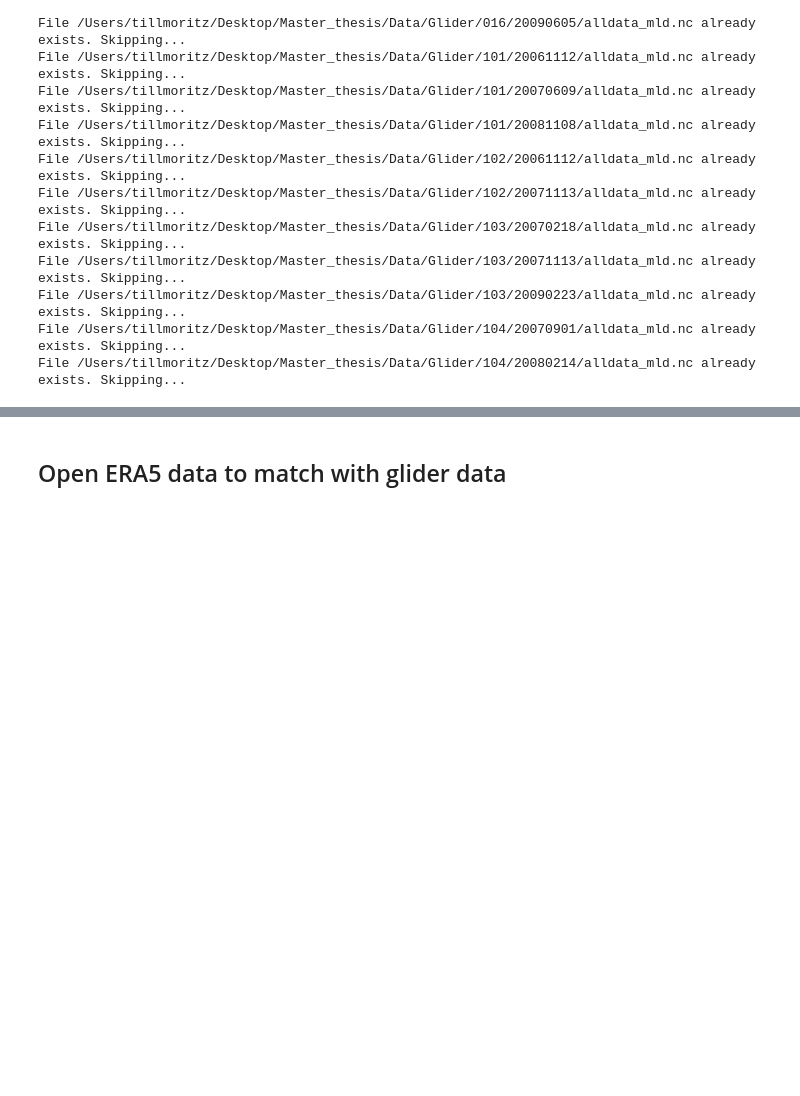
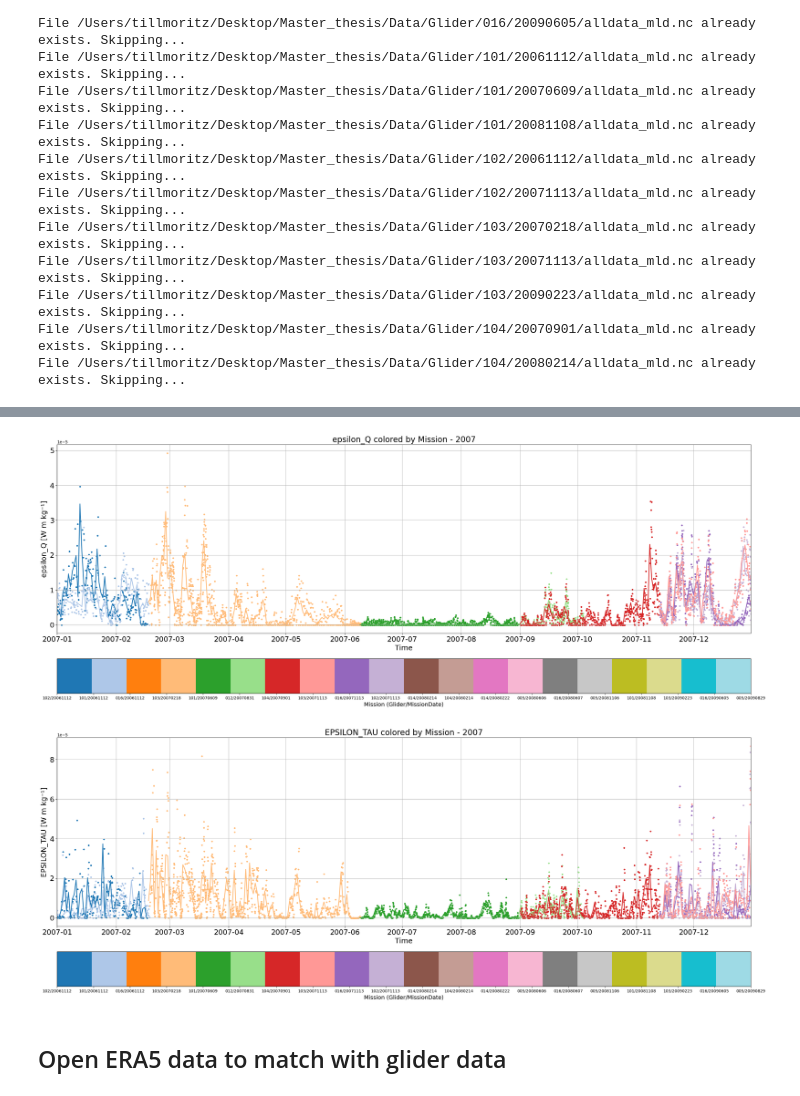
Before and after one commit to tillmrtz/dissipationSML, a Jupyter notebook: notebooks/load_multiple_gliders.ipynb, the cells around one changed output, grey strips where cells are left out. Cells and saved outputs as stored; diff of their text form; code cells hidden in the pictures; blank space fills up the shorter version.

```diff
--- a/notebooks/load_multiple_gliders.ipynb
+++ b/notebooks/load_multiple_gliders.ipynb
@@ -27,0 +88,20 @@ with open(yaml_path, 'r') as file:
+# %%
+### save each mld dataset to a netcdf file in the destination folder
+delete_old = False
+for i in range(len(ds_filtered_list)):
+    folder = ds_filtered_list[i].folder
+    file_name = f"{destination_folder}/{folder}/alldata_filtered.nc"
+    ### check if file already exists
+    if delete_old:
+        try:
+            pathlib.Path(file_name).unlink()
+            print(f"Deleted {file_name}")
+        except FileNotFoundError:
+            print(f"File {file_name} not found. Skipping deletion...")
+    if pathlib.Path(file_name).exists():
+        print(f"File {file_name} already exists. Skipping...")
+        continue
+    else:
+        # Save the dataset to a netCDF file
+        ds_filtered_list[i].to_netcdf(file_name)
+        print(f"Saved {file_name}")
@@ -237,3 +444,10 @@ fig = plotting.plot_var_from_mld(mld_ds_list, 'VERTICAL_WATER_VELOCITY_filtered_
+# %%
+importlib.reload(plotting)
+fig = plotting.plot_var_from_mld(mld_ds_list, 'epsilon_Q', [2007], rolling_str='1d')
+fig = plotting.plot_var_from_mld(mld_ds_list, 'EPSILON_TAU', [2007], rolling_str='1d')
+# %% [output]
+[figure, added]
+[figure, added]
 # %% [markdown]
 ## Open ERA5 data to match with glider data
 # %%
```
Also changed, not shown: parts of 13 cells of this notebook, 2 other files.
